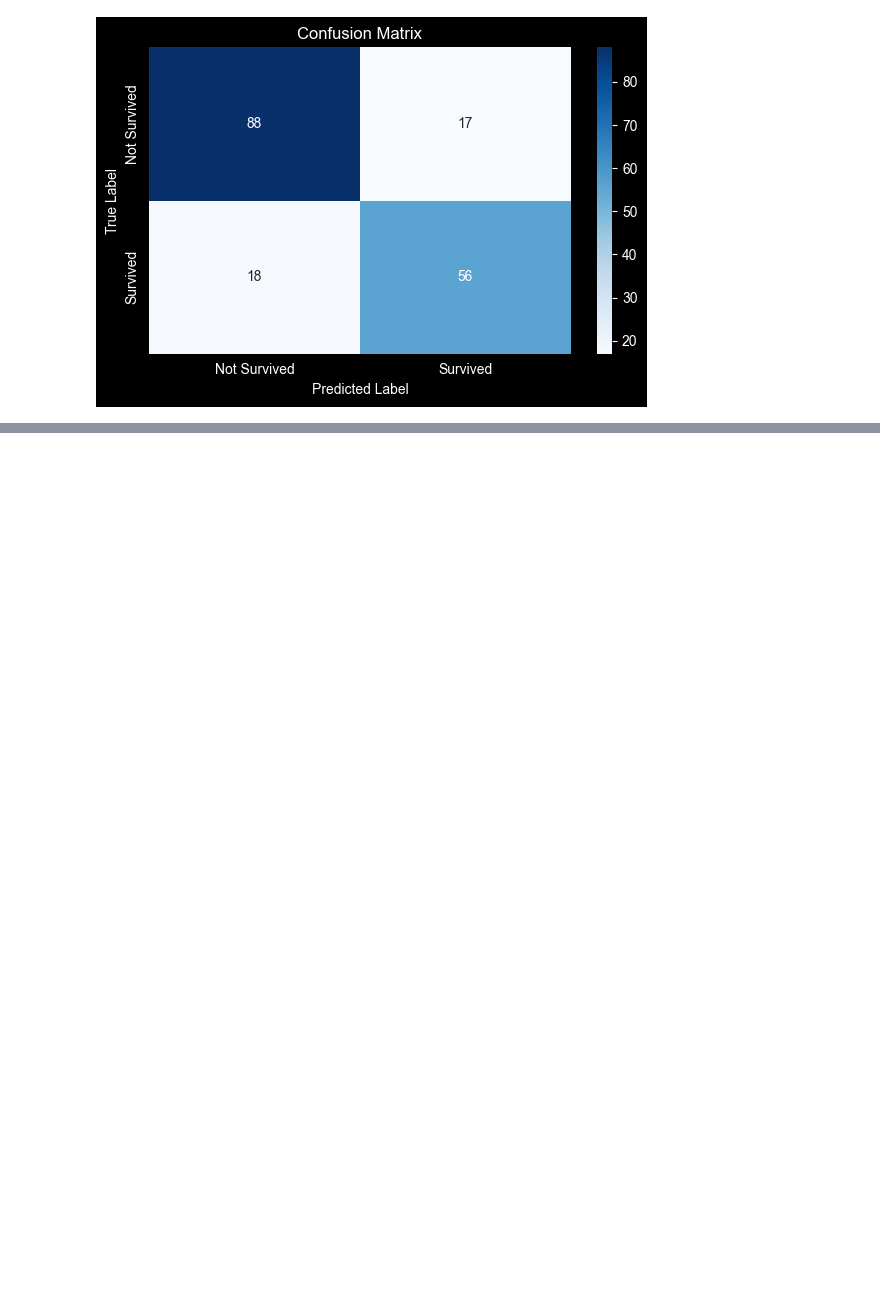
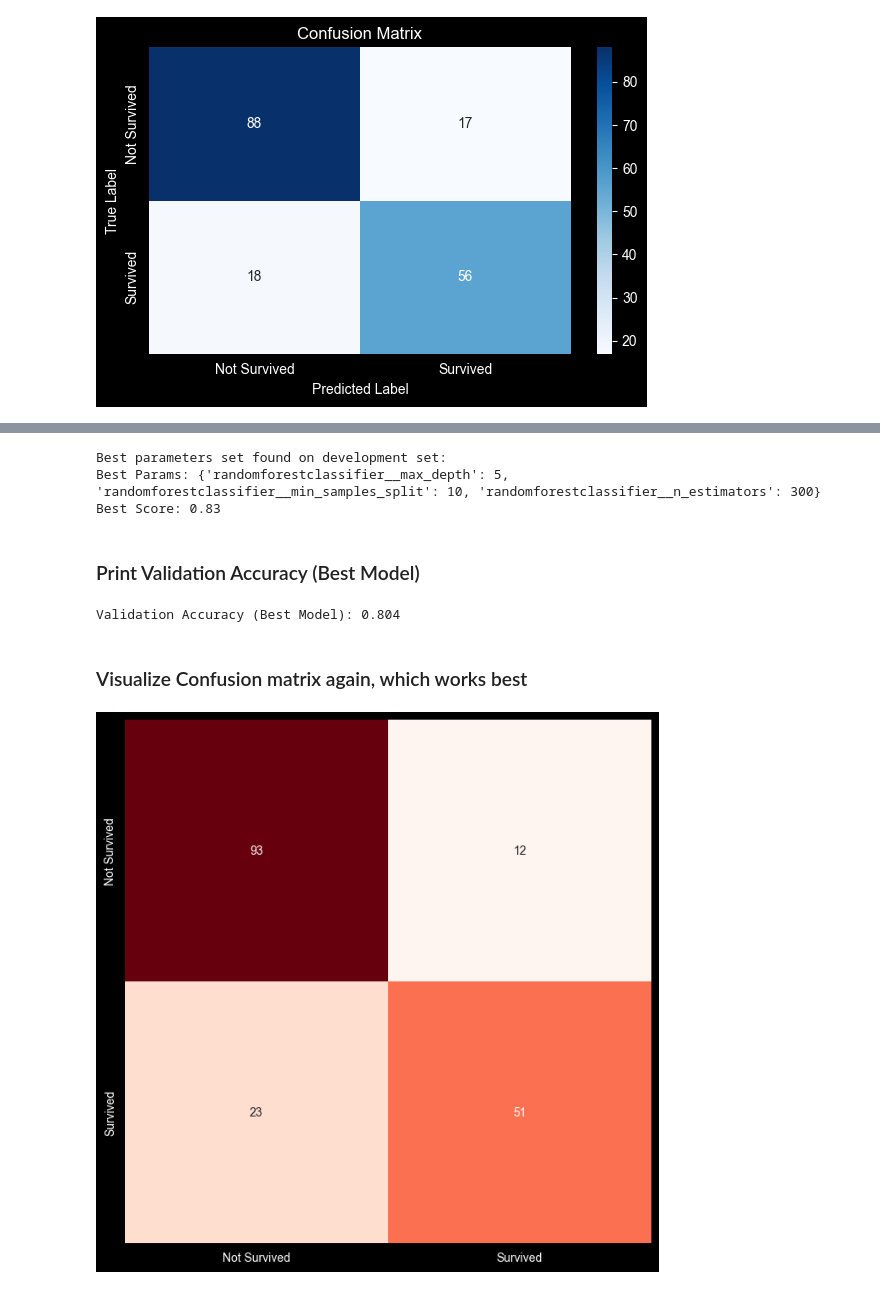
Before and after one commit to Hasan082/Data-Science-Portfolio, a Jupyter notebook: 1. Titanic Exploratory Analysis/Titanic_EDA_Project.ipynb, the cells around one changed output, grey strips where cells are left out. Drawn from its saved outputs; the diff is of its cells as text; code cells hidden in the pictures; blank space fills up the shorter version.

Commit message:
Optimized Model using gridsearch CV

```diff
--- a/1. Titanic Exploratory Analysis/Titanic_EDA_Project.ipynb
+++ b/1. Titanic Exploratory Analysis/Titanic_EDA_Project.ipynb
@@ -676,0 +675,55 @@ plt.show()
+# %%
+param_grid = {
+    'randomforestclassifier__n_estimators': [100, 200, 300],
+    'randomforestclassifier__max_depth': [None, 5, 10, 20],
+    'randomforestclassifier__min_samples_split': [2, 5, 10],
+}
+
+grid_search = GridSearchCV(
+    clf,
+    param_grid,
+    cv=10,
+    scoring='accuracy',
+    n_jobs=-1,
+)
+grid_search.fit(X_train, y_train)
+print("Best parameters set found on development set:")
+print("Best Params:", grid_search.best_params_)
+print("Best Score:", round(grid_search.best_score_, 2))
+# %% [output]
+Best parameters set found on development set:
+Best Params: {'randomforestclassifier__max_depth': 5, 'randomforestclassifier__min_samples_split': 10, 'randomforestclassifier__n_estimators': 300}
+Best Score: 0.83
+# %% [markdown]
+### Print Validation Accuracy (Best Model)
+# %%
+# Get the best model from GridSearchCV
+best_model = grid_search.best_estimator_
+
+# Predict on the validation set
+y_val_pred = best_model.predict(X_val)
+
+# Calculate accuracy
+acc = accuracy_score(y_val, y_val_pred)
+print("Validation Accuracy (Best Model):", round(acc, 3))
+# %% [output]
+Validation Accuracy (Best Model): 0.804
+# %% [markdown]
+### Visualize Confusion matrix again, which works best
+# %%
+cm = confusion_matrix(y_val, y_val_pred)
+
+labels = ['Not Survived', 'Survived']
+plt.figure(figsize=(8, 8))
+sns.heatmap(
+    cm,
+    fmt='d',
+    cmap='Reds',
+    xticklabels=labels,
+    yticklabels=labels,
+    cbar=False,
+    annot=True,
+)
+plt.show()
+# %% [output]
+[figure, added]
```
Also changed, not shown: parts of 4 cells of this notebook.
